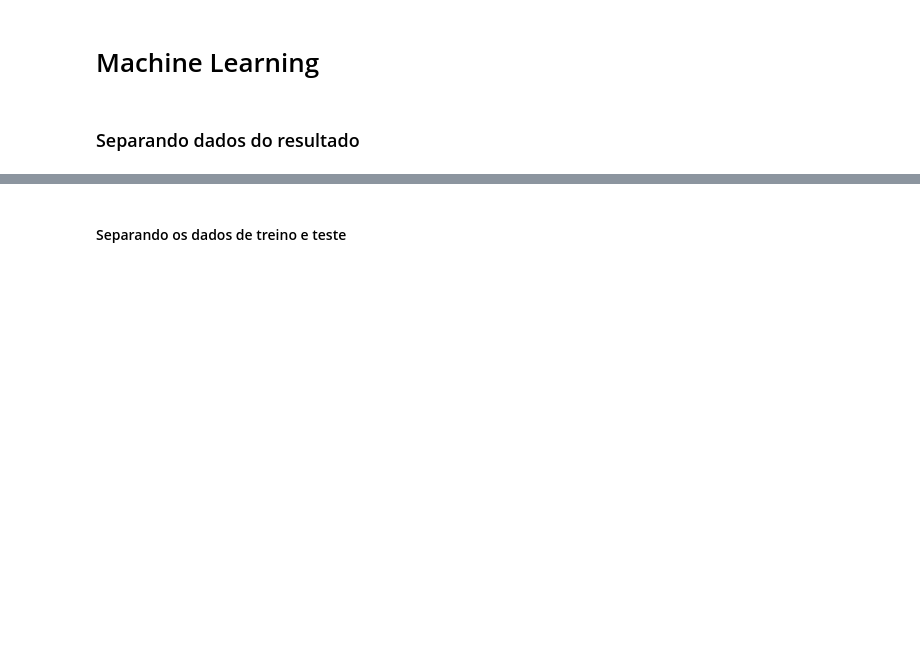
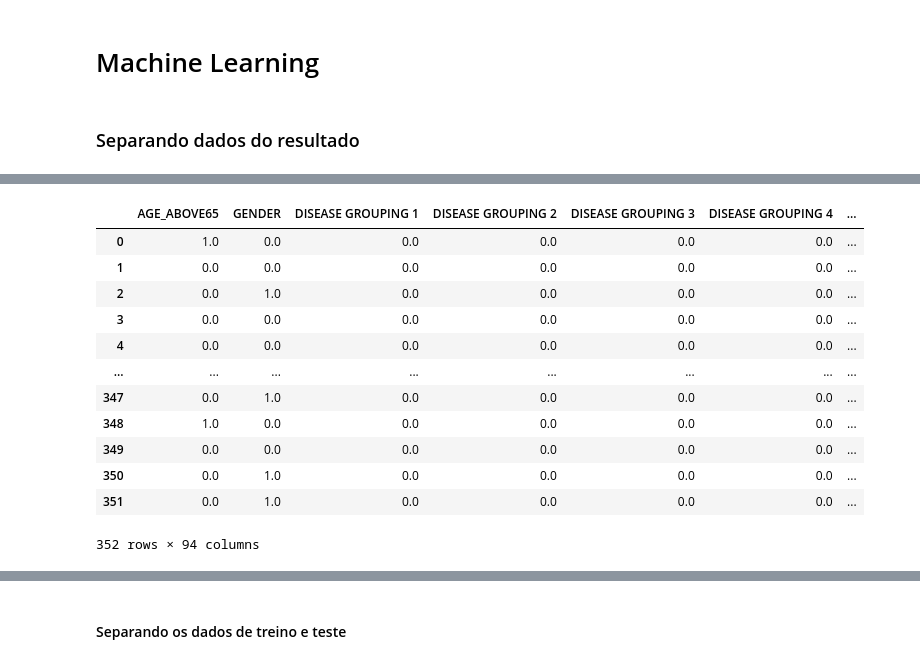
Before and after one commit to Igor-Arantes/Previsao-Internacao-Covid, a Jupyter notebook: Previsão_Internação_COVID.ipynb, the cells around one changed output, grey strips where cells are left out. Saved outputs shown, nothing was run; the diff lists cells and outputs as text; code cells hidden in the pictures; blank space fills up the shorter version.

Commit message:
Correçao de dataset

```diff
--- a/Previsão_Internação_COVID.ipynb
+++ b/Previsão_Internação_COVID.ipynb
@@ -299,0 +347,22 @@ y = clean_data['ICU']
+# %%
+def clean_dataset(df):
+    assert isinstance(df, pd.DataFrame), "df needs to be a pd.DataFrame"
+    df.dropna(inplace=True)
+    indices_to_keep = ~df.isin([np.nan, np.inf, -np.inf]).any(1)
+    return df[indices_to_keep].astype(np.float64)
+# %%
+clean_dataset(clean_data)
+# %% [output]
+|  | AGE_ABOVE65 | GENDER | DISEASE GROUPING 1 | DISEASE GROUPING 2 | DISEASE GROUPING 3 | DISEASE GROUPING 4 | ... |
+| 0 | 1.0 | 0.0 | 0.0 | 0.0 | 0.0 | 0.0 | ... |
+| 1 | 0.0 | 0.0 | 0.0 | 0.0 | 0.0 | 0.0 | ... |
+| 2 | 0.0 | 1.0 | 0.0 | 0.0 | 0.0 | 0.0 | ... |
+| 3 | 0.0 | 0.0 | 0.0 | 0.0 | 0.0 | 0.0 | ... |
+| 4 | 0.0 | 0.0 | 0.0 | 0.0 | 0.0 | 0.0 | ... |
+| ... | ... | ... | ... | ... | ... | ... | ... |
+| 347 | 0.0 | 1.0 | 0.0 | 0.0 | 0.0 | 0.0 | ... |
+| 348 | 1.0 | 0.0 | 0.0 | 0.0 | 0.0 | 0.0 | ... |
+| 349 | 0.0 | 0.0 | 0.0 | 0.0 | 0.0 | 0.0 | ... |
+| 350 | 0.0 | 1.0 | 0.0 | 0.0 | 0.0 | 0.0 | ... |
+| 351 | 0.0 | 1.0 | 0.0 | 0.0 | 0.0 | 0.0 | ... |
+352 rows × 94 columns
```
Also changed, not shown: parts of 13 cells of this notebook.
